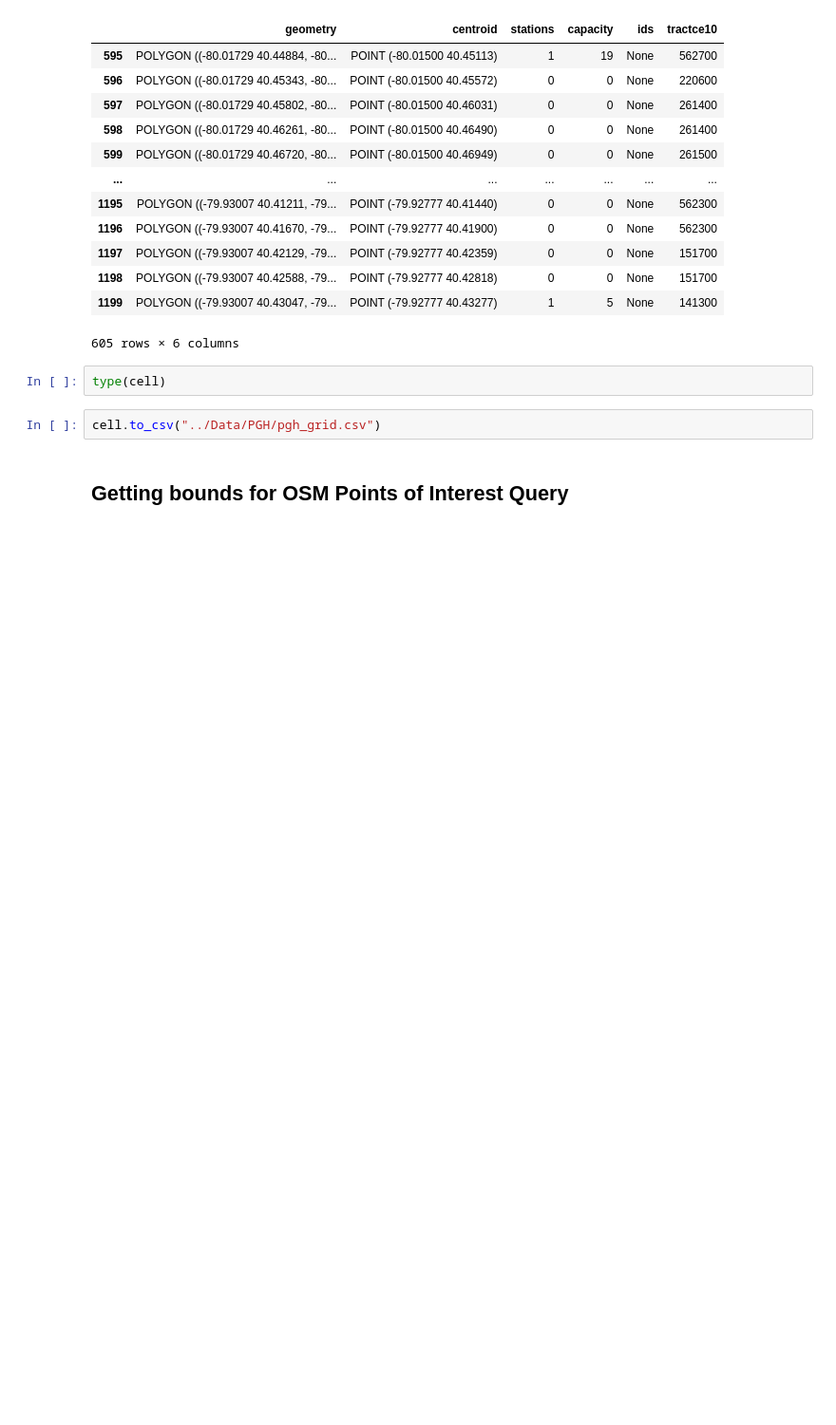
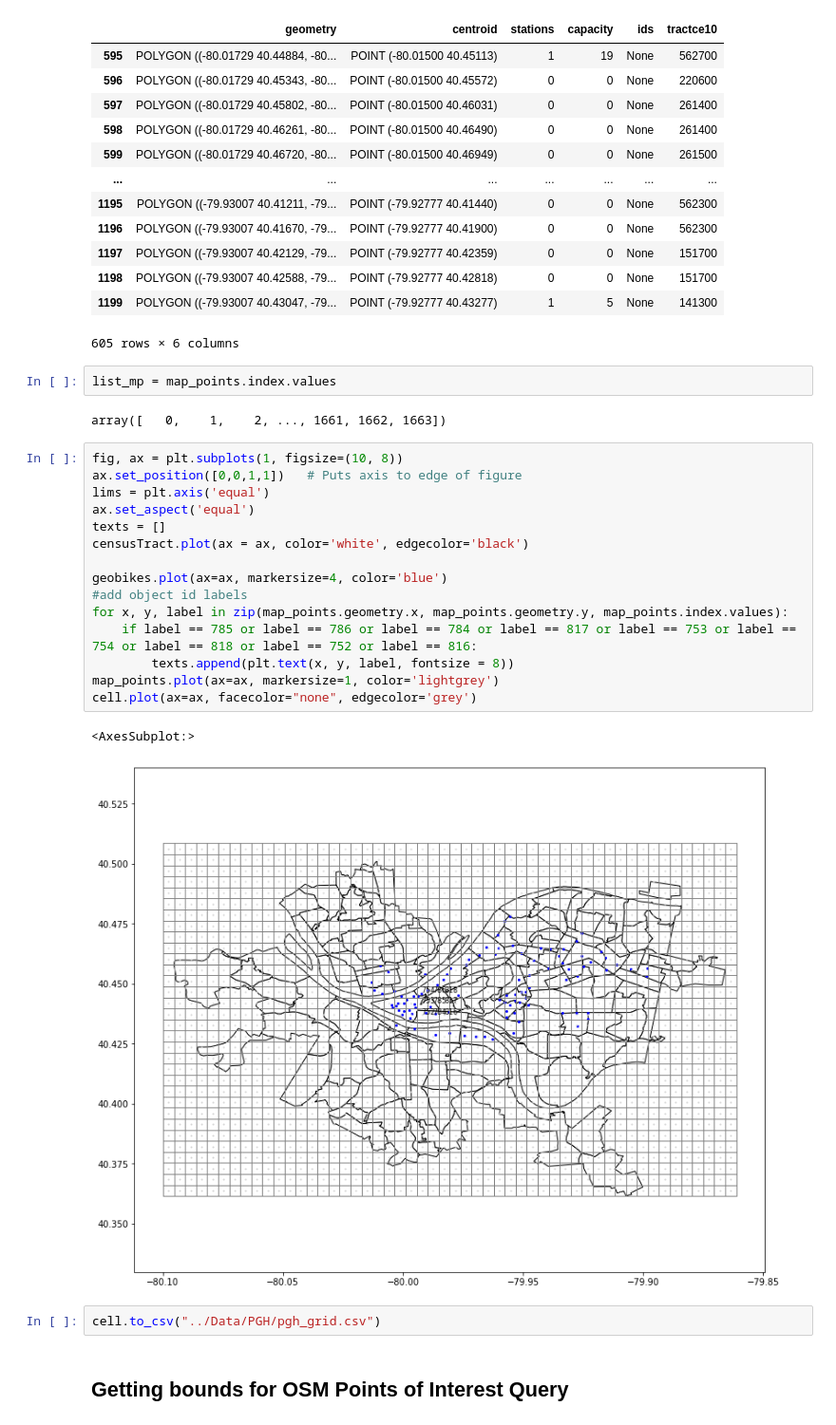
Before and after one commit to katelyn98/HealthyRide-Mapping, a Jupyter notebook: Notebooks/GridCellsPGH.ipynb, the cells around one changed output. Shown at 95% size. Drawn from its saved outputs; the diff is of its cells as text; blank space fills up the shorter version.

```diff
--- a/Notebooks/GridCellsPGH.ipynb
+++ b/Notebooks/GridCellsPGH.ipynb
@@ -306,8 +306,28 @@ cell[595:1200]
 | 1198 | POLYGON ((-79.93007 40.42588, -79... | POINT (-79.92777 40.42818) | 0 | 0 | None | 151700 |
 | 1199 | POLYGON ((-79.93007 40.43047, -79... | POINT (-79.92777 40.43277) | 1 | 5 | None | 141300 |
 605 rows × 6 columns
-# %%
-type(cell)
+# %%
+list_mp = map_points.index.values
+# %% [output]
+array([   0,    1,    2, ..., 1661, 1662, 1663])
+# %%
+fig, ax = plt.subplots(1, figsize=(10, 8))
+ax.set_position([0,0,1,1])   # Puts axis to edge of figure
+lims = plt.axis('equal')
+ax.set_aspect('equal')
+texts = []
+censusTract.plot(ax = ax, color='white', edgecolor='black')
+
+geobikes.plot(ax=ax, markersize=4, color='blue')
+#add object id labels
+for x, y, label in zip(map_points.geometry.x, map_points.geometry.y, map_points.index.values):
+    if label == 785 or label == 786 or label == 784 or label == 817 or label == 753 or label == 754 or label == 818 or label == 752 or label == 816:
+        texts.append(plt.text(x, y, label, fontsize = 8))
+map_points.plot(ax=ax, markersize=1, color='lightgrey')
+cell.plot(ax=ax, facecolor="none", edgecolor='grey')
+# %% [output]
+<AxesSubplot:>
+[figure, added]
 # %%
 cell.to_csv("../Data/PGH/pgh_grid.csv")
 # %% [markdown]
```
Also changed, not shown: 3 other files.
